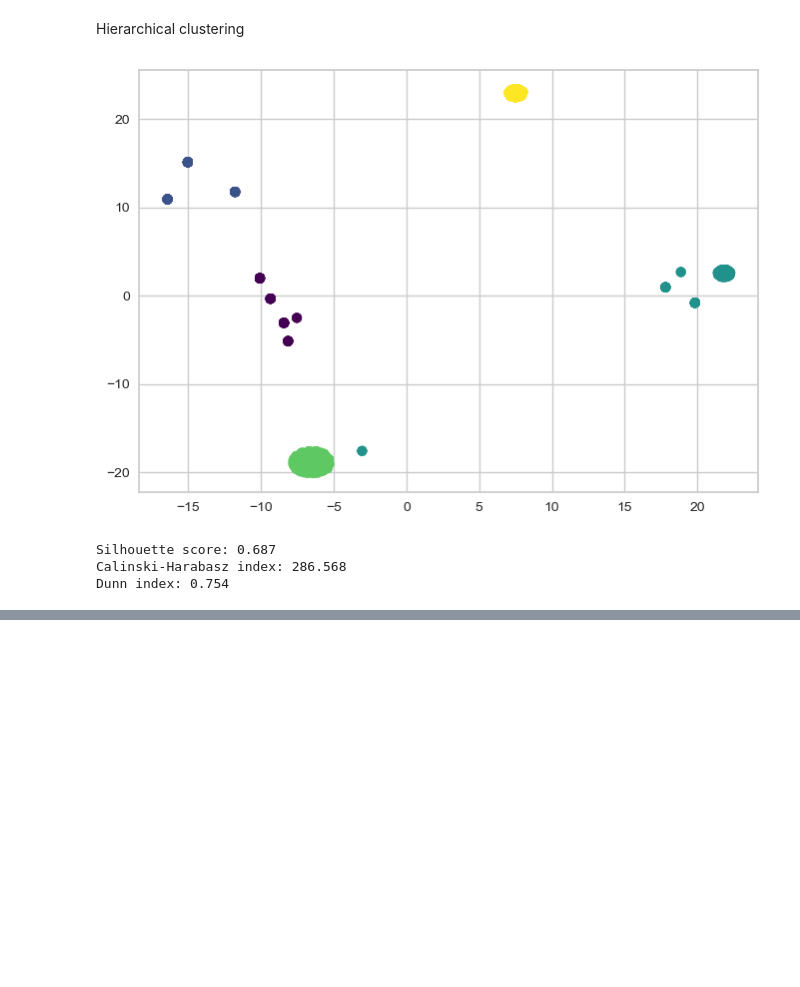
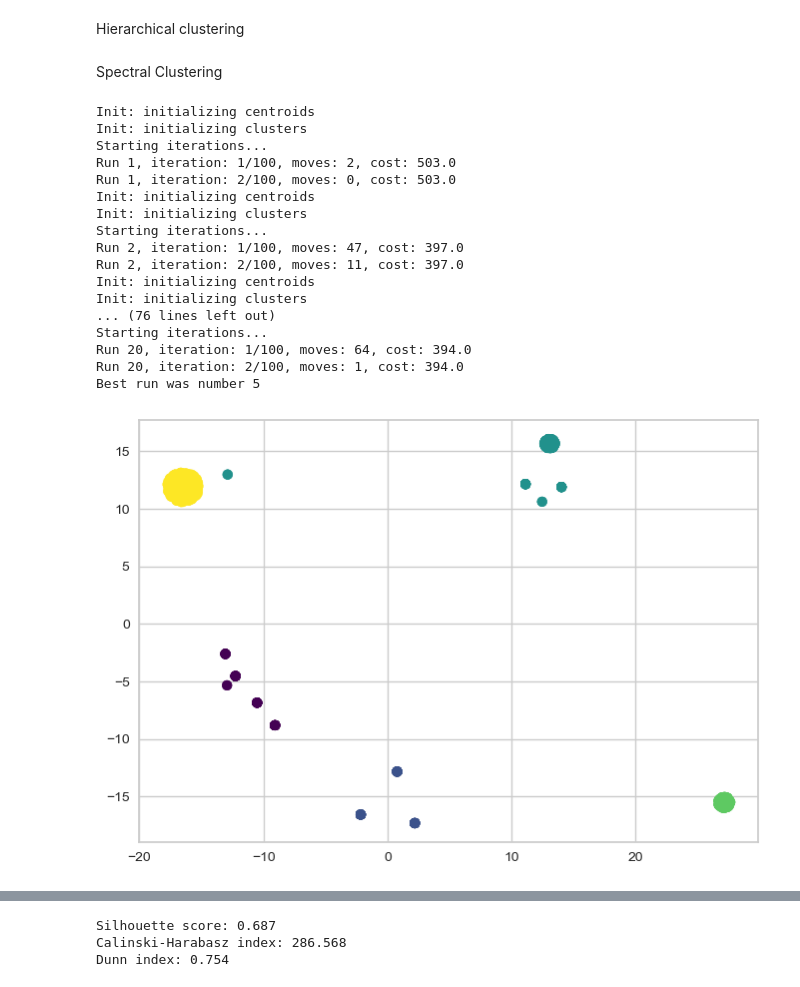
Before and after one commit to TommasoCapacci/DQ_Project_Clustering_2022, a Jupyter notebook: code/users.ipynb, the cells around one changed output, grey strips where cells are left out. Drawn from its saved outputs; the diff is of its cells as text; code cells hidden in the pictures; blank space fills up the shorter version.

```diff
--- a/code/users.ipynb
+++ b/code/users.ipynb
@@ -181,24 +157,53 @@ clusters = hier_cluster.labels_
-# %%
-# Visualize the clusters using t-SNE
-tsne = TSNE(n_components=2)
-X_tsne = tsne.fit_transform(df_onehot)
-plt.scatter(X_tsne[:, 0], X_tsne[:, 1], c=clusters, cmap='viridis')
-plt.show()
-# %% [output]
-[figure, removed]
+# %% [markdown]
+Spectral Clustering
 # %%
-# Compute the silhouette score
-silhouette = silhouette_score(df_onehot, clusters)
-print("Silhouette score: {:.3f}".format(silhouette))
+from sklearn.cluster import SpectralClustering
+def compute_spectral_clustering_and_scores(df, n_clusters=5):
+    df_onehot = df.copy()
+    spectral_clustering = SpectralClustering(n_clusters)
+    clusters = spectral_clustering.fit_predict(df_onehot)
 
-# Compute the Calinski-Harabasz index
-calinski = calinski_harabasz_score(df_onehot, clusters)
-print("Calinski-Harabasz index: {:.3f}".format(calinski))
+    # Visualize the clusters using t-SNE
+    tsne = TSNE(n_components=2)
+    X_tsne = tsne.fit_transform(df_onehot)
+    plt.scatter(X_tsne[:, 0], X_tsne[:, 1], c=clusters, cmap='viridis')
+    plt.show()
 
-# Compute the Dunn index
-dunn = davies_bouldin_score(df_onehot, clusters)
-print("Dunn index: {:.3f}".format(dunn))
+    # Compute the silhouette score
+    silhouette = silhouette_score(df_onehot, clusters)
+    print("Silhouette score: {:.3f}".format(silhouette))
+    # Compute the Calinski-Harabasz index
+    calinski = calinski_harabasz_score(df_onehot, clusters)
+    print("Calinski-Harabasz index: {:.3f}".format(calinski))
+    # Compute the Dunn index
+    dunn = davies_bouldin_score(df_onehot, clusters)
+    print("Dunn index: {:.3f}".format(dunn))
+
+    return silhouette,calinski,dunn
-# %% [output]
-Silhouette score: 0.687
-Calinski-Harabasz index: 286.568
-Dunn index: 0.754
+# %%
+silhouette_scores_original = []
+calinski_scores_original = []
+dunn_scores_original = []
+s,c,d = compute_kmodes_clustering_and_scores(df_onehot,n_clusters = 5)
+silhouette_scores_original.append(s)
+calinski_scores_original.append(c)
+dunn_scores_original.append(d)
+# %% [output]
+Init: initializing centroids
+Init: initializing clusters
+Starting iterations...
+Run 1, iteration: 1/100, moves: 2, cost: 503.0
+Run 1, iteration: 2/100, moves: 0, cost: 503.0
+Init: initializing centroids
+Init: initializing clusters
+Starting iterations...
+Run 2, iteration: 1/100, moves: 47, cost: 397.0
+Run 2, iteration: 2/100, moves: 11, cost: 397.0
+Init: initializing centroids
+Init: initializing clusters
+... (76 lines left out)
+Starting iterations...
+Run 20, iteration: 1/100, moves: 64, cost: 394.0
+Run 20, iteration: 2/100, moves: 1, cost: 394.0
+Best run was number 5
+[figure, added]
@@ -204,0 +211,3 @@ Dunn index: 0.754
+Silhouette score: 0.687
+Calinski-Harabasz index: 286.568
+Dunn index: 0.754
```
Also changed, not shown: parts of 16 cells of this notebook.
